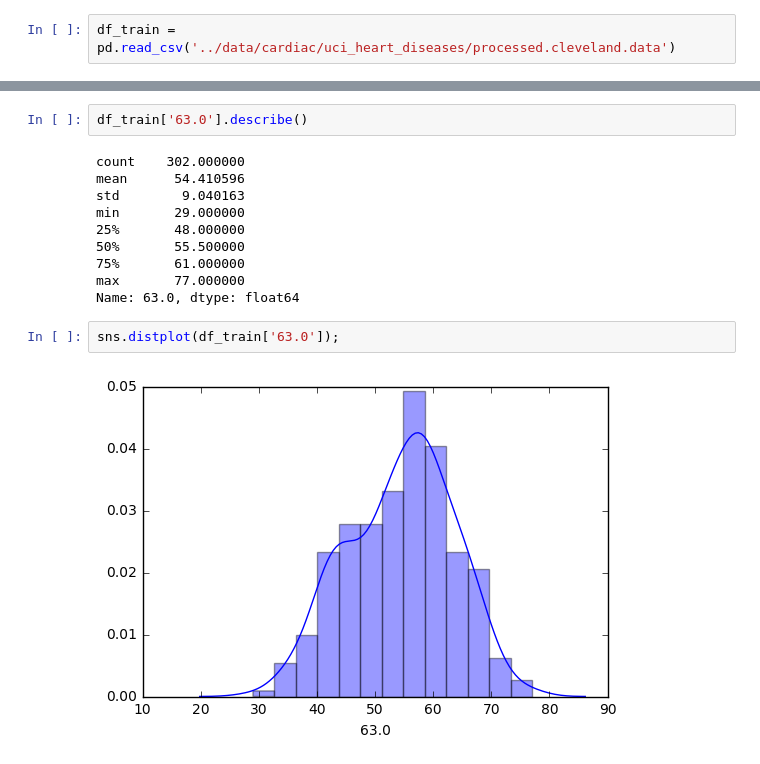
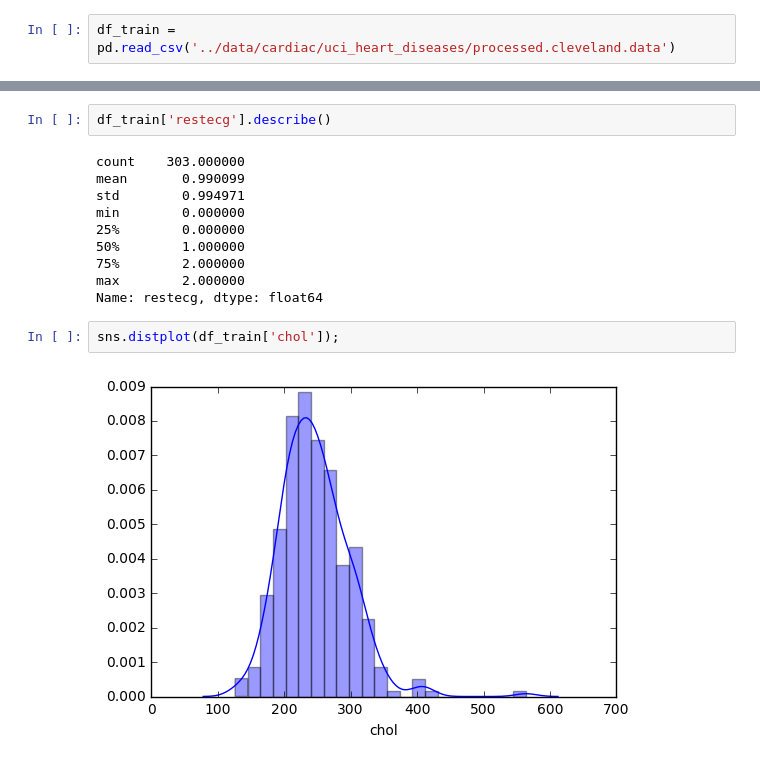
Before and after one commit to drkarim/SciKitToolBox, a Jupyter notebook: experimental/cardiac_data_exploration2.ipynb, the cells around one changed output, grey strips where cells are left out. Cells and saved outputs as stored; diff of their text form.

```diff
--- a/experimental/cardiac_data_exploration2.ipynb
+++ b/experimental/cardiac_data_exploration2.ipynb
@@ -19,17 +19,17 @@ Index([u'63.0', u'1.0', u'1.0.1', u'145.0', u'233.0', u'1.0.2', u'2.0',
       dtype='object')
 # %%
-df_train['63.0'].describe()
+df_train['restecg'].describe()
 # %% [output]
-count    302.000000
-mean      54.410596
-std        9.040163
-min       29.000000
-25%       48.000000
-50%       55.500000
-75%       61.000000
-max       77.000000
-Name: 63.0, dtype: float64
+count    303.000000
+mean       0.990099
+std        0.994971
+min        0.000000
+25%        0.000000
+50%        1.000000
+75%        2.000000
+max        2.000000
+Name: restecg, dtype: float64
 # %%
-sns.distplot(df_train['63.0']);
+sns.distplot(df_train['chol']);
 # %% [output]
-[figure, old version]
+[figure, new version]
```
Also changed, not shown: parts of 3 cells of this notebook, 1 other file.
